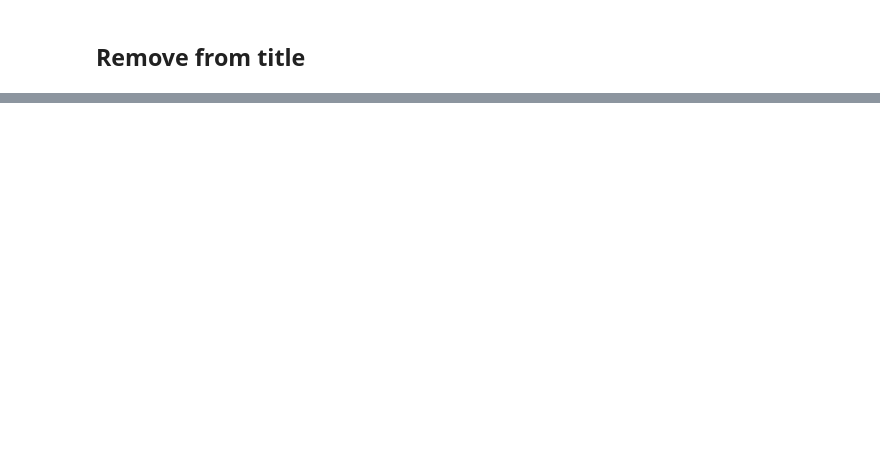
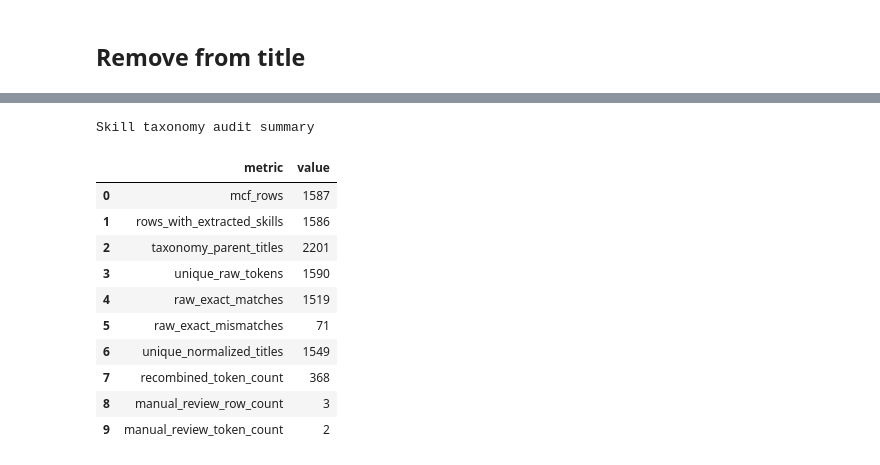
Before and after one commit to Bomb-omb/dsa4264-JobReady, a Jupyter notebook: mcf_entrylevel.ipynb, the cells around one changed output, grey strips where cells are left out. Drawn from its saved outputs; the diff is of its cells as text; code cells hidden in the pictures; blank space fills up the shorter version.

```diff
--- a/mcf_entrylevel.ipynb
+++ b/mcf_entrylevel.ipynb
@@ -269,0 +515,16 @@ df.to_csv('data/mcf_entrylevel.csv', index=False)
+# %%
+print("Skill taxonomy audit summary")
+summary_df
+# %% [output]
+Skill taxonomy audit summary
+|  | metric | value |
+| 0 | mcf_rows | 1587 |
+| 1 | rows_with_extracted_skills | 1586 |
+| 2 | taxonomy_parent_titles | 2201 |
+| 3 | unique_raw_tokens | 1590 |
+| 4 | raw_exact_matches | 1519 |
+| 5 | raw_exact_mismatches | 71 |
+| 6 | unique_normalized_titles | 1549 |
+| 7 | recombined_token_count | 368 |
+| 8 | manual_review_row_count | 3 |
+| 9 | manual_review_token_count | 2 |
```
Also changed, not shown: parts of 28 cells of this notebook, 2 other files.
